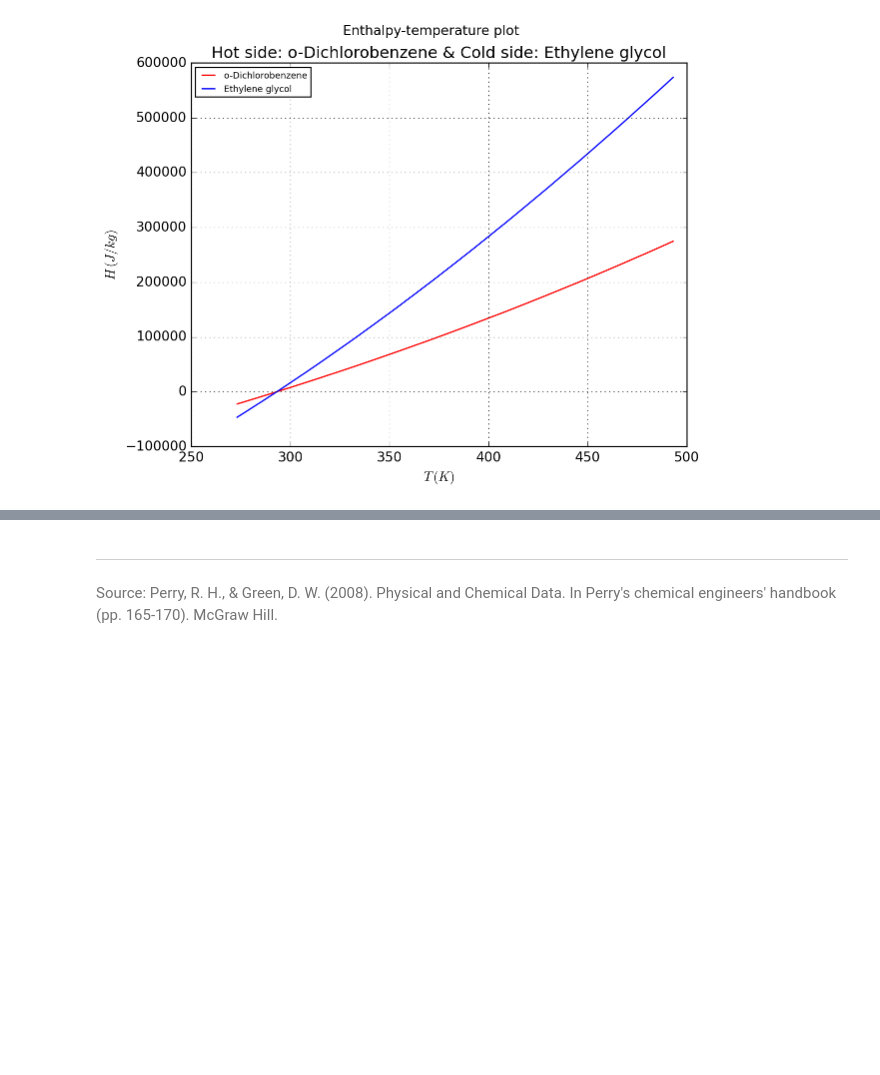
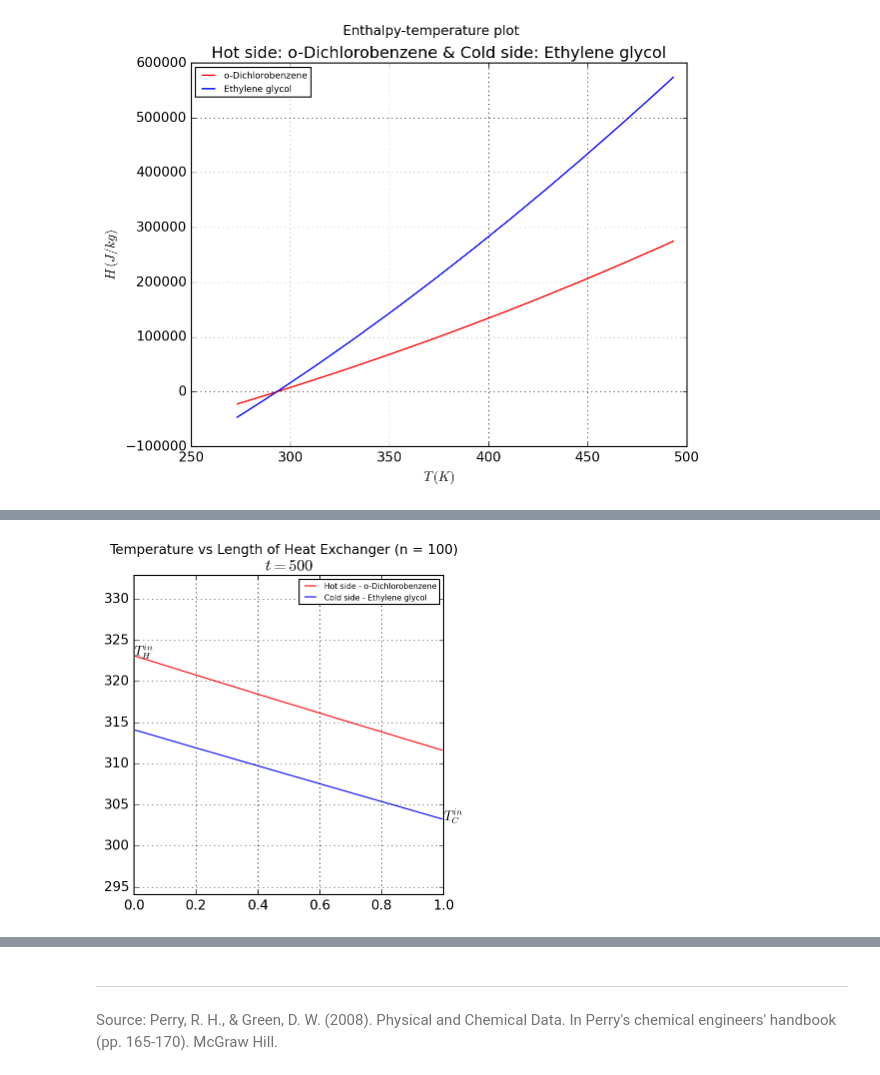
Before and after one commit to aakanksha-gubbala/processSimulation, a Jupyter notebook: Assignment 5/Assignment-5.ipynb, the cells around one changed output, grey strips where cells are left out. Saved outputs shown, nothing was run; the diff lists cells and outputs as text; code cells hidden in the pictures; blank space fills up the shorter version.

```diff
--- a/Assignment 5/Assignment-5.ipynb
+++ b/Assignment 5/Assignment-5.ipynb
@@ -202,0 +204,3 @@ get_solution(50, 500)
+# %%
+get_solution(100, T)
+# %% [output]
@@ -202,0 +208 @@ get_solution(50, 500)
+[figure, added]
```
Also changed, not shown: parts of 7 cells of this notebook, 1 other file.
